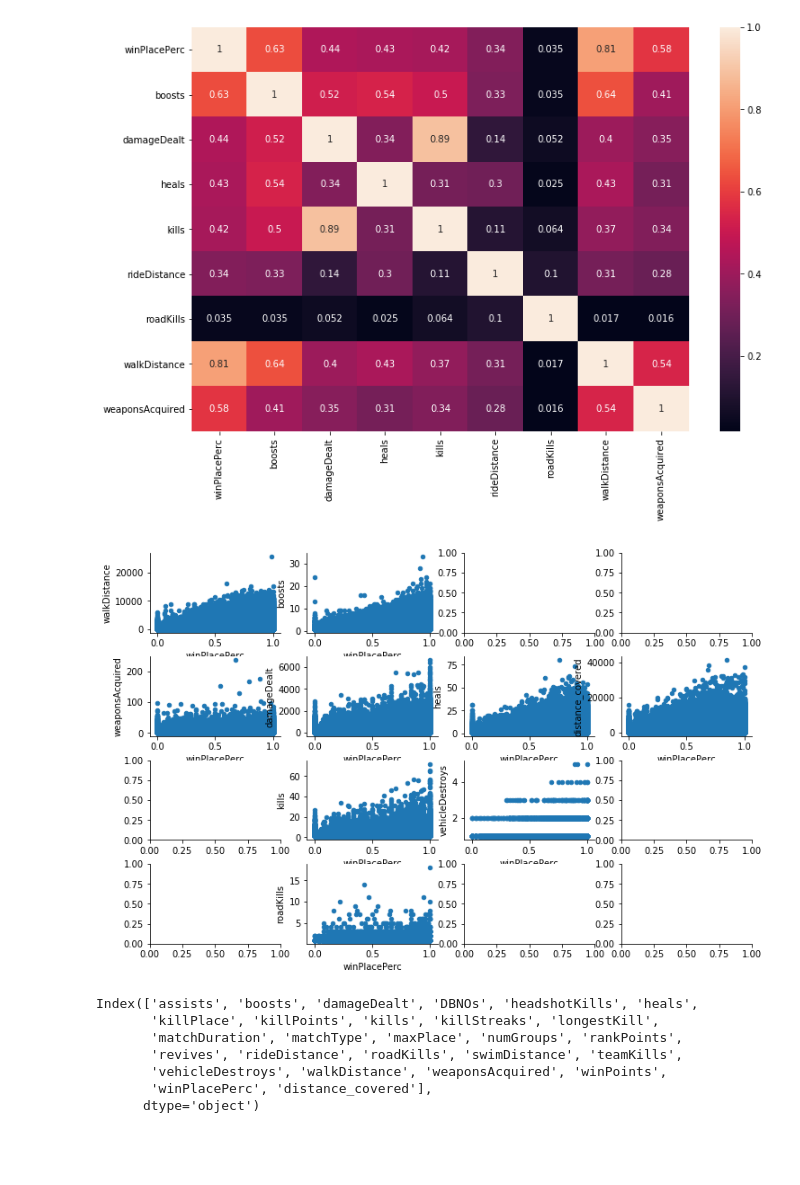
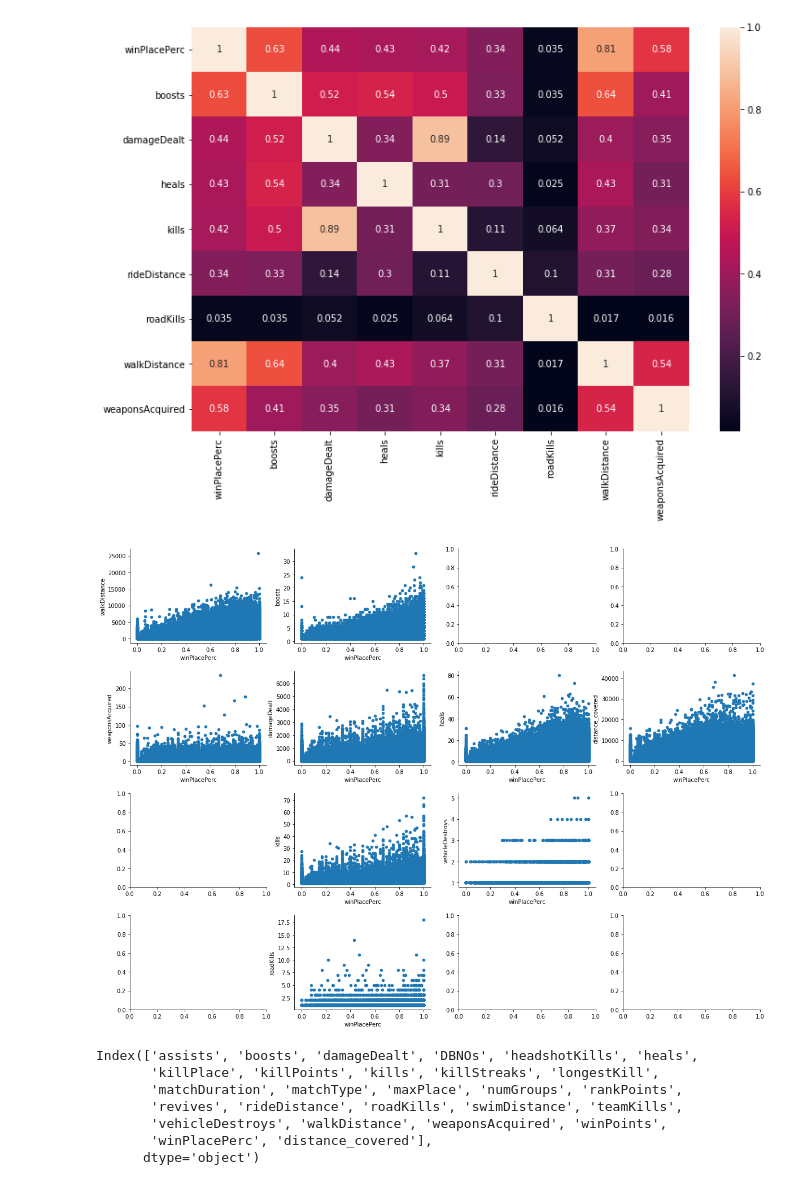
Before and after one commit to datta8899/machine_learning, a Jupyter notebook: PUBG_Winner_Prediction.ipynb, the cells around one changed output. Saved outputs shown, nothing was run; the diff lists cells and outputs as text; code cells hidden in the pictures; blank space fills up the shorter version.

```diff
--- a/PUBG_Winner_Prediction.ipynb
+++ b/PUBG_Winner_Prediction.ipynb
@@ -17,7 +17,7 @@ import dask.dataframe as dd
 # %% [markdown]
 # Load the data
 # %%
-train_data=pd.read_csv('../dateset/PUBG/train_V2.csv')
+train_data=pd.read_csv('../dataset/PUBG/train_V2.csv')
 train_data.columns
 # %% [output]
 Index(['Id', 'groupId', 'matchId', 'assists', 'boosts', 'damageDealt', 'DBNOs',
@@ -139,24 +139,24 @@ g.set_xticklabels(labels=l[:], rotation=90)
  Text(7.5, 0, 'walkDistance'),
  Text(8.5, 0, 'weaponsAcquired')]
 [figure]
-# %%
-fig, axarr = plt.subplots(4, 4, figsize=(12, 8))
-train_data[train_data['walkDistance'] > 0].plot.scatter(x='winPlacePerc', y='walkDistance', ax=axarr[0][0])
-train_data[train_data['boosts'] > 0].plot.scatter(x='winPlacePerc', y='boosts', ax=axarr[0][1])
-train_data[train_data['weaponsAcquired'] > 0].plot.scatter(x='winPlacePerc', y='weaponsAcquired', ax=axarr[1][0])
-train_data[train_data['damageDealt'] > 0].plot.scatter(x='winPlacePerc', y='damageDealt', ax=axarr[1][1])
-train_data[train_data['heals'] > 0].plot.scatter(x='winPlacePerc', y='heals', ax=axarr[1][2])
-train_data[train_data['kills'] > 0].plot.scatter(x='winPlacePerc', y='kills', ax=axarr[2][1])
-train_data[train_data['vehicleDestroys'] > 0].plot.scatter(x='winPlacePerc', y='vehicleDestroys', ax=axarr[2][2])
-train_data[train_data['distance_covered'] > 0].plot.scatter(x='winPlacePerc', y='distance_covered', ax=axarr[1][3])
-train_data[train_data['roadKills'] > 0].plot.scatter(x='winPlacePerc', y='roadKills', ax=axarr[3][1])
-
-plt.subplots_adjust(hspace=.3)
-sns.despine()
-# %% [output]
-[figure, removed]
 # %%
 train_data['distance_covered']=train_data['rideDistance']+train_data['walkDistance']+train_data['swimDistance']
+# %%
+fig, axarr = plt.subplots(4, 4, figsize=(20, 15))
+train_data[train_data['walkDistance'] > 0].plot.scatter(x='winPlacePerc', y='walkDistance', ax=axarr[0][0])
+train_data[train_data['boosts'] > 0].plot.scatter(x='winPlacePerc', y='boosts', ax=axarr[0][1])
+train_data[train_data['weaponsAcquired'] > 0].plot.scatter(x='winPlacePerc', y='weaponsAcquired', ax=axarr[1][0])
+train_data[train_data['damageDealt'] > 0].plot.scatter(x='winPlacePerc', y='damageDealt', ax=axarr[1][1])
+train_data[train_data['heals'] > 0].plot.scatter(x='winPlacePerc', y='heals', ax=axarr[1][2])
+train_data[train_data['kills'] > 0].plot.scatter(x='winPlacePerc', y='kills', ax=axarr[2][1])
+train_data[train_data['vehicleDestroys'] > 0].plot.scatter(x='winPlacePerc', y='vehicleDestroys', ax=axarr[2][2])
+train_data[train_data['distance_covered'] > 0].plot.scatter(x='winPlacePerc', y='distance_covered', ax=axarr[1][3])
+train_data[train_data['roadKills'] > 0].plot.scatter(x='winPlacePerc', y='roadKills', ax=axarr[3][1])
+
+plt.subplots_adjust(hspace=.3)
+sns.despine()
+# %% [output]
+[figure, added]
 # %%
 train_data.columns
 # %% [output]
```
